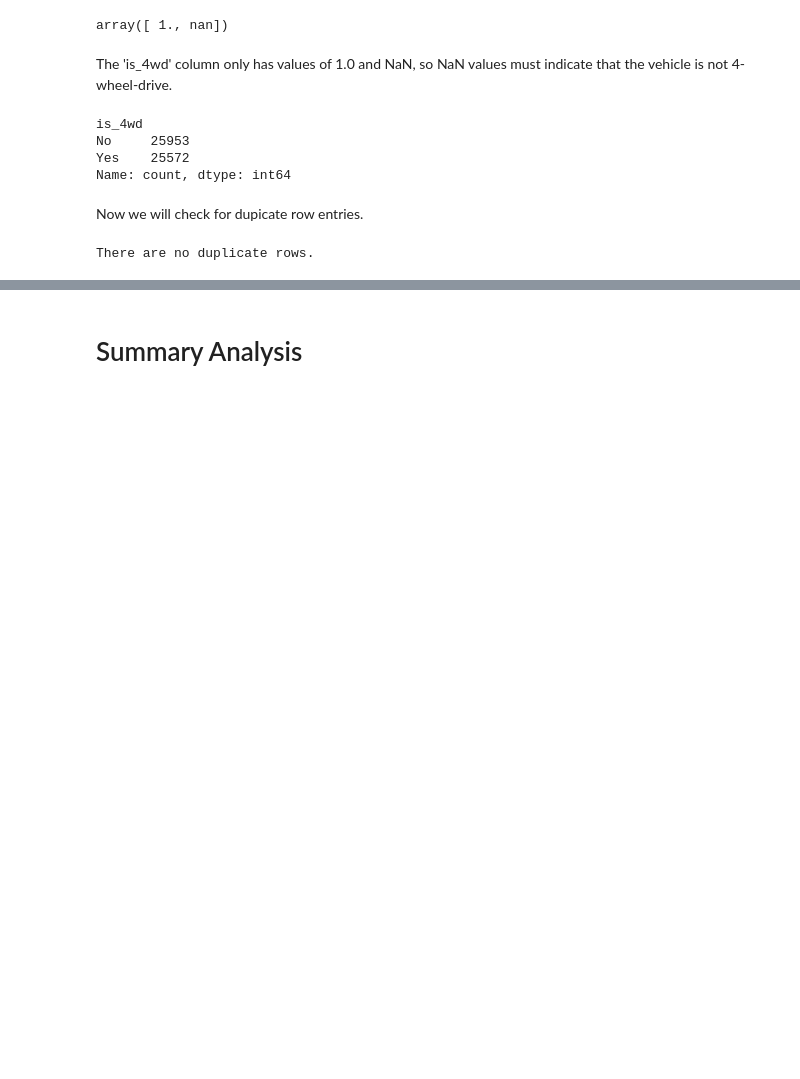
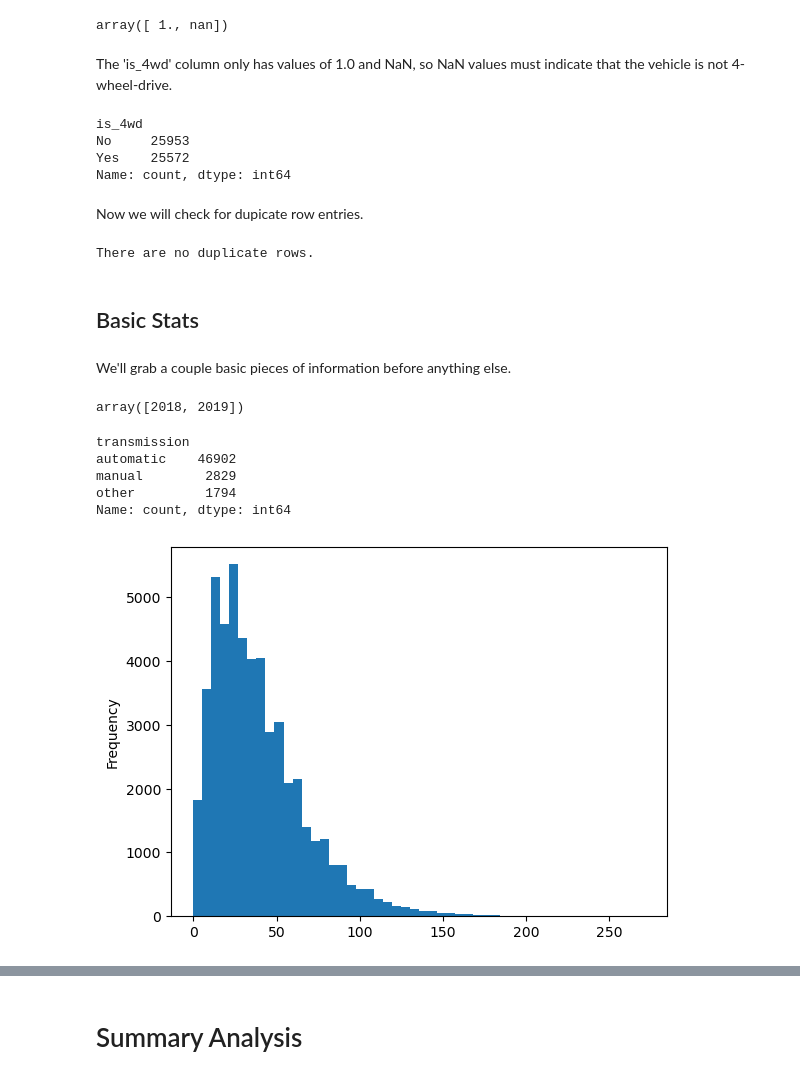
Before and after one commit to briantmcelroy/Sprint4App, a Jupyter notebook: notebooks/EDA.ipynb, the cells around one changed output, grey strips where cells are left out. Cells and saved outputs as stored; diff of their text form; code cells hidden in the pictures; blank space fills up the shorter version.

```diff
--- a/notebooks/EDA.ipynb
+++ b/notebooks/EDA.ipynb
@@ -65,7 +67,7 @@ array([ 1., nan])
  The 'is_4wd' column only has values of 1.0 and NaN, so NaN values must indicate that the vehicle is not 4-wheel-drive.
 # %%
 # Wipe NaNs from paint color column
-df['paint_color'] = df['paint_color'].fillna(0)
+df['paint_color'] = df['paint_color'].fillna('Unknown')
 
 # Wipe NaNs from 4WD column and Unify the boolean values
 df['is_4wd'] = df['is_4wd'].astype('str')
@@ -90,3 +91,27 @@ else:
     print('There are no duplicate rows.')
 # %% [output]
 There are no duplicate rows.
+# %% [markdown]
+## Basic Stats
+# %% [markdown]
+We'll grab a couple basic pieces of information before anything else.
+# %%
+# What years were the advertisements placed?
+display(df['date_posted'].dt.year.unique())
+# %% [output]
+array([2018, 2019])
+# %%
+# What is the distribution of automatic versus manual transmission?
+display(df['transmission'].value_counts())
+# %% [output]
+transmission
+automatic    46902
+manual        2829
+other         1794
+Name: count, dtype: int64
+# %%
+# Days listed overall distribution -- No fancy labels or editing
+df['days_listed'].plot(kind='hist', bins=50)
+plt.show()
+# %% [output]
+[figure, added]
```
Also changed, not shown: parts of 23 cells of this notebook, 3 other files.
